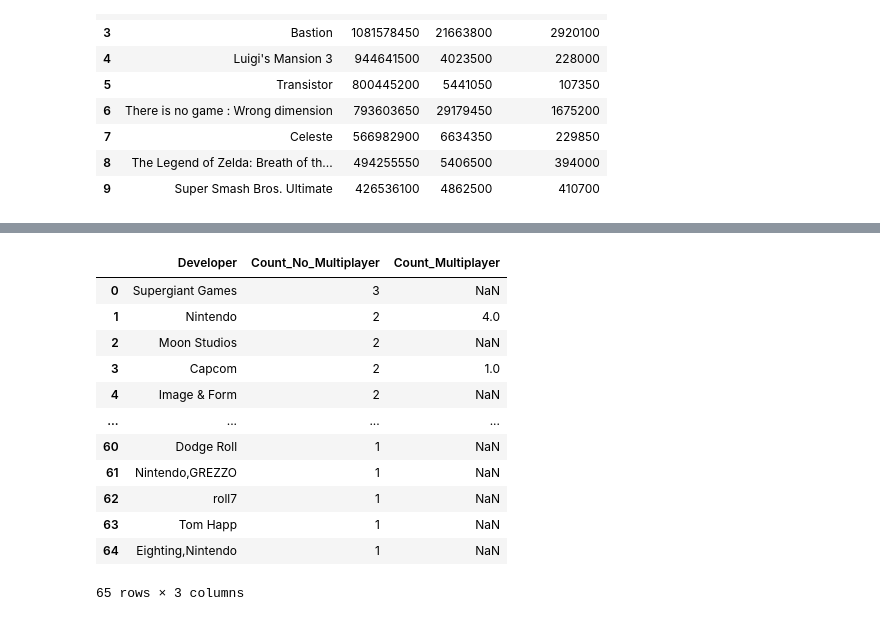
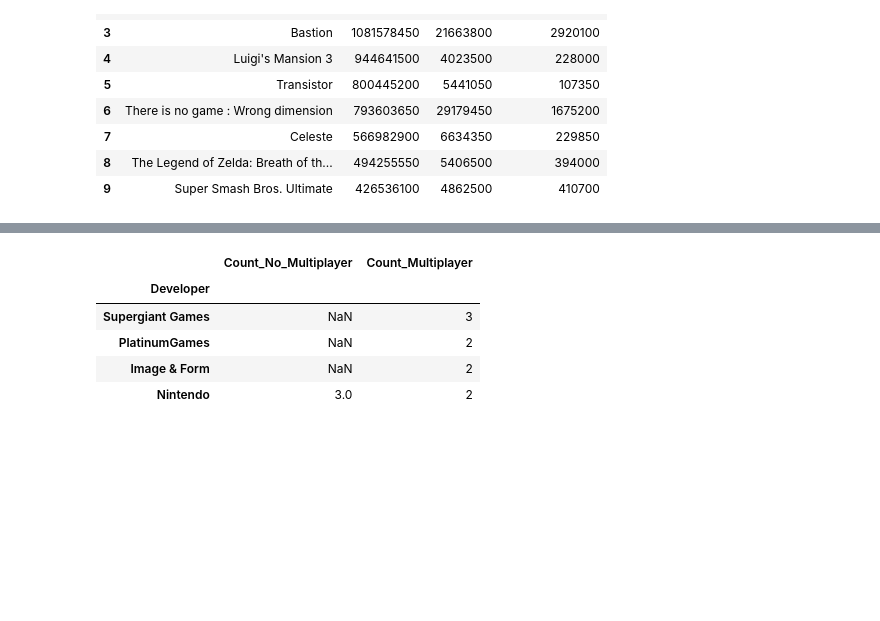
Before and after one commit to dmiao123/DE-Individual-, a Jupyter notebook: Python Work/DE Individual .ipynb, the cells around one changed output, grey strips where cells are left out. Cells and saved outputs as stored; diff of their text form; code cells hidden in the pictures; blank space fills up the shorter version.

```diff
--- a/Python Work/DE Individual .ipynb
+++ b/Python Work/DE Individual .ipynb
@@ -1704,0 +1768,6 @@ GAME
+# %%
+#Let us start copying a train set to avoid harming the original training dataset.
+#Set up the data we gonna use later
+#Create a copy to the training set
+Data_train = train_set.copy()
+Data_train.head()
@@ -1704,0 +1800,12 @@ GAME
+# %%
+# for thoses attributes over 1 is belong to high  skewed attributes.
+# As we want to be bell hist, take log to these
+
+Data_train['metascore'] = np.log(Data_train['metascore'])
+Data_train['critic_reviews'] = np.log(Data_train['critic_reviews'])
+Data_train['user_score_rating_num'] = np.log(Data_train['user_score_rating_num'])
+Data_train['view_count'] = np.log(Data_train['view_count'])
+Data_train['like_count'] = np.log(Data_train['like_count'])
+Data_train['comment_count'] = np.log(Data_train['comment_count'])
+
+Data_train.head()
@@ -1774 +1927,9 @@ ConcernedApe        1
 Name: developer_name, dtype: int64
+# %%
+#select data only with top 5 developer
+Game_d_top = Data_train.loc[Data_train['developer_name'].isin(['Nintendo',
+                                               'Supergiant Games',
+                                            # 'Arc System Works',
+                                               'PlatinumGames',
+                                               'Image & Form'])]
+Game_d_top.head()
@@ -1787,6 +1951,6 @@ Up to 8                   8
 Name: user_score, dtype: int64
 # %%
-Game_1 = GAME[['developer_name','num_players','like_count']]
+Game_1 = Game_d_top[['developer_name','num_players','like_count']]
 Game_1
 # %% [output]
 |  | developer_name | num_players | like_count |
@@ -1852,20 +1993,19 @@ Multiplayer
 # %%
-Game_g = pd.merge(No_Multiplayer,Multiplayer,how = 'left',on = 'Developer')
+Game_g = pd.merge(Multiplayer,No_Multiplayer, how = 'left',on = 'Developer')
+Game_g = pd.merge(Game_g,No_Multiplayer, how = 'right')
+
+
+#merage data
+#Game_g = Multiplayer.merge(No_Multiplayer, how = 'inner')
+
 Game_g.columns = ['Developer','Count_No_Multiplayer','Count_Multiplayer']
-#Game_g.set_index(['Developer'],inplace = True)
+Game_g.set_index(['Developer'],inplace = True)
 #Game_g = Game_g[Game_g['Count_Multiplayer'].notna()]
 Game_g
 # %% [output]
-|  | Developer | Count_No_Multiplayer | Count_Multiplayer |
-| 0 | Supergiant Games | 3 | NaN |
-| 1 | Nintendo | 2 | 4.0 |
-| 2 | Moon Studios | 2 | NaN |
-| 3 | Capcom | 2 | 1.0 |
-| 4 | Image & Form | 2 | NaN |
-| ... | ... | ... | ... |
-| 60 | Dodge Roll | 1 | NaN |
-| 61 | Nintendo,GREZZO | 1 | NaN |
-| 62 | roll7 | 1 | NaN |
-| 63 | Tom Happ | 1 | NaN |
-| 64 | Eighting,Nintendo | 1 | NaN |
+|  | Count_No_Multiplayer | Count_Multiplayer |
+| Developer |  |  |
+| Supergiant Games | NaN | 3 |
+| PlatinumGames | NaN | 2 |
+| Image & Form | NaN | 2 |
+| Nintendo | 3.0 | 2 |
-65 rows × 3 columns
```
Also changed, not shown: parts of 84 cells of this notebook.
